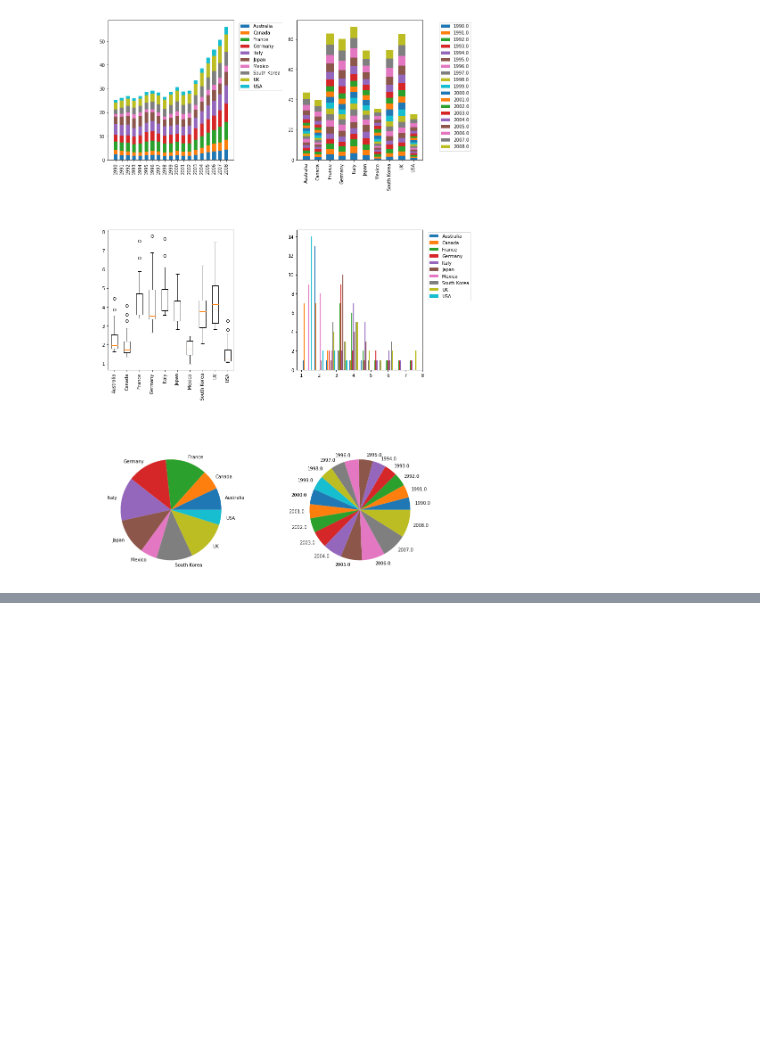
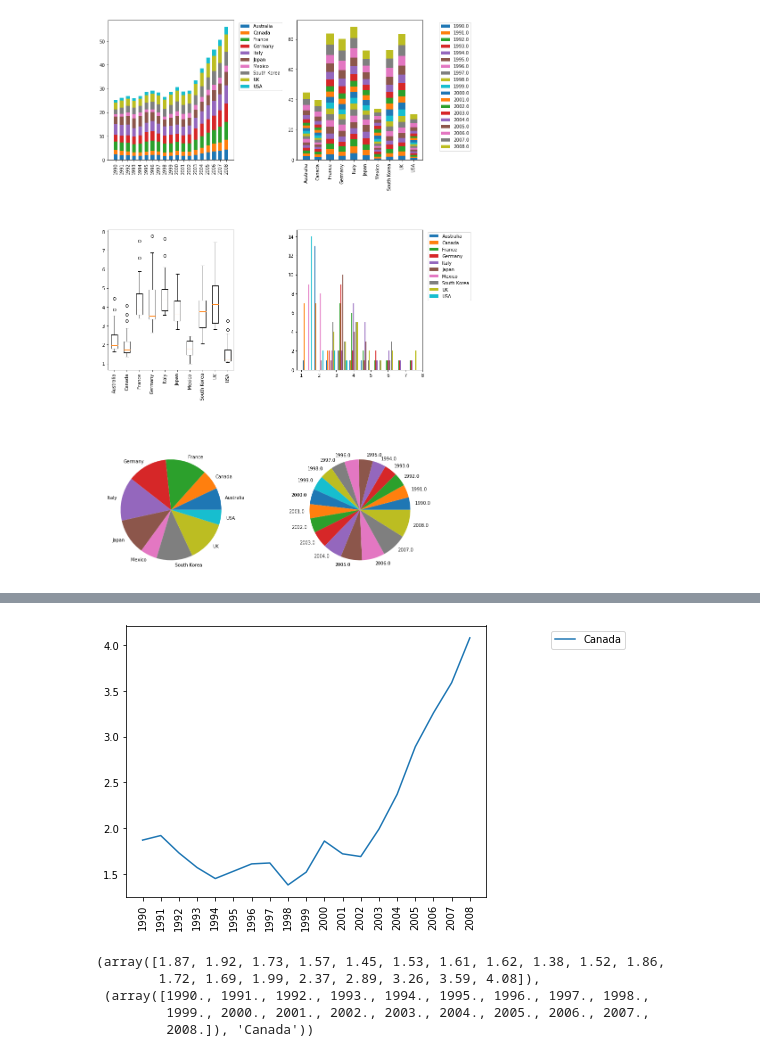
Before and after one commit to gsharansingh/easygplot, a Jupyter notebook: test.ipynb, the cells around one changed output, grey strips where cells are left out. Saved outputs shown, nothing was run; the diff lists cells and outputs as text; code cells hidden in the pictures; blank space fills up the shorter version.

```diff
--- a/test.ipynb
+++ b/test.ipynb
@@ -19,0 +36,9 @@ len(a)
+# %%
+plot_line.plot_line(legend=True)(mydata[1])
+# %% [output]
+[figure, added]
+(array([1.87, 1.92, 1.73, 1.57, 1.45, 1.53, 1.61, 1.62, 1.38, 1.52, 1.86,
+        1.72, 1.69, 1.99, 2.37, 2.89, 3.26, 3.59, 4.08]),
+ (array([1990., 1991., 1992., 1993., 1994., 1995., 1996., 1997., 1998.,
+         1999., 2000., 2001., 2002., 2003., 2004., 2005., 2006., 2007.,
+         2008.]), 'Canada'))
```
Also changed, not shown: parts of 4 cells of this notebook.
